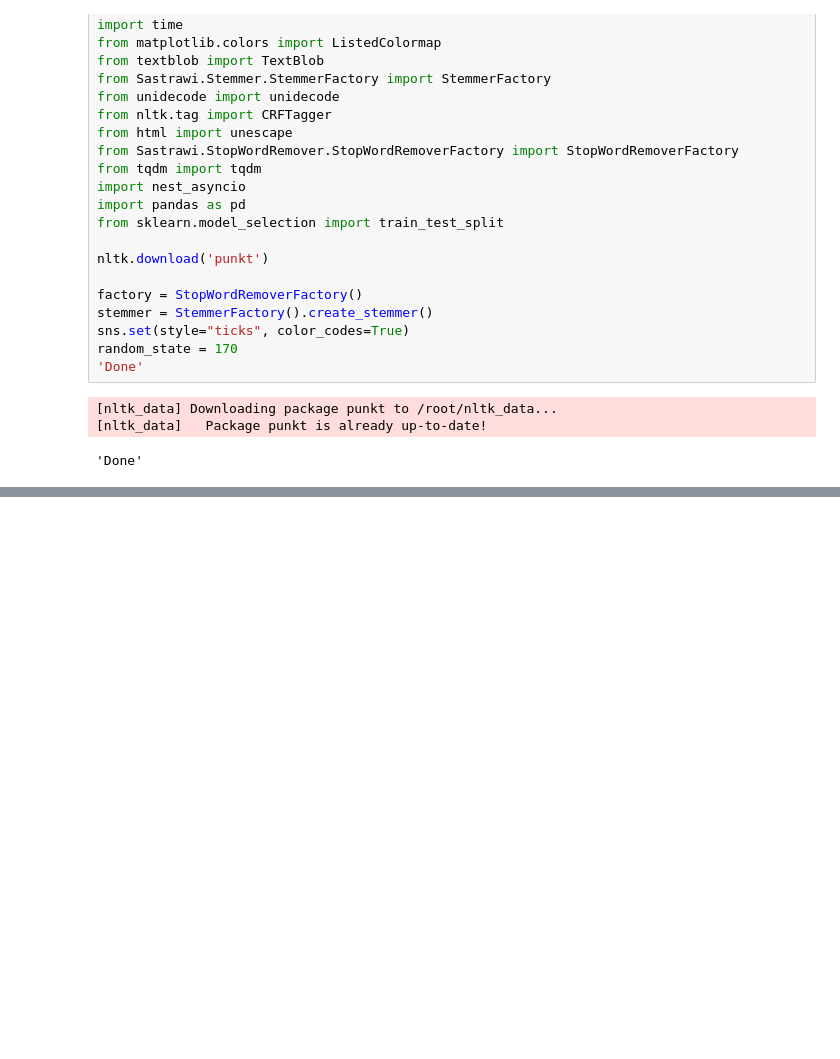
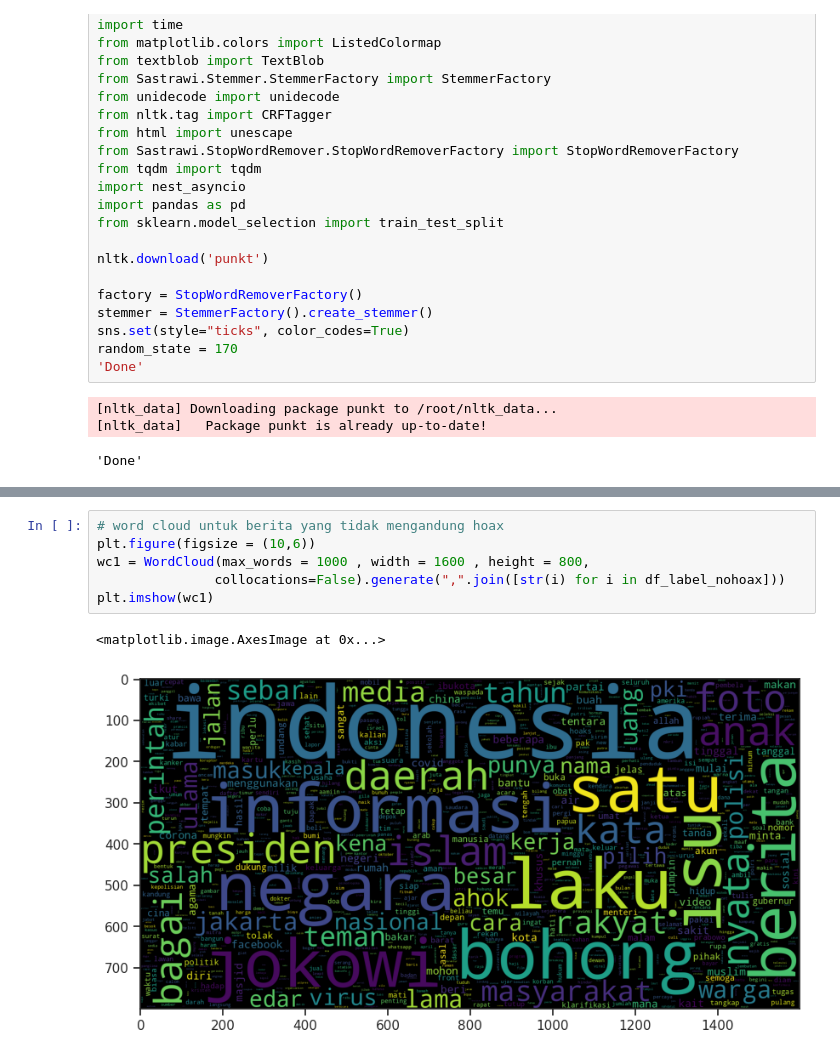
Before and after one commit to shahruroji/shahruroji, a Jupyter notebook: data_mining.ipynb, the cells around one changed output, grey strips where cells are left out. Drawn from its saved outputs; the diff is of its cells as text; blank space fills up the shorter version.

```diff
--- a/data_mining.ipynb
+++ b/data_mining.ipynb
@@ -112,0 +452,9 @@ random_state = 170
+# %%
+# word cloud untuk berita yang tidak mengandung hoax
+plt.figure(figsize = (10,6))
+wc1 = WordCloud(max_words = 1000 , width = 1600 , height = 800,
+               collocations=False).generate(",".join([str(i) for i in df_label_nohoax]))
+plt.imshow(wc1)
+# %% [output]
+<matplotlib.image.AxesImage at 0x...>
+[figure, added]
```
Also changed, not shown: parts of 34 cells of this notebook.
